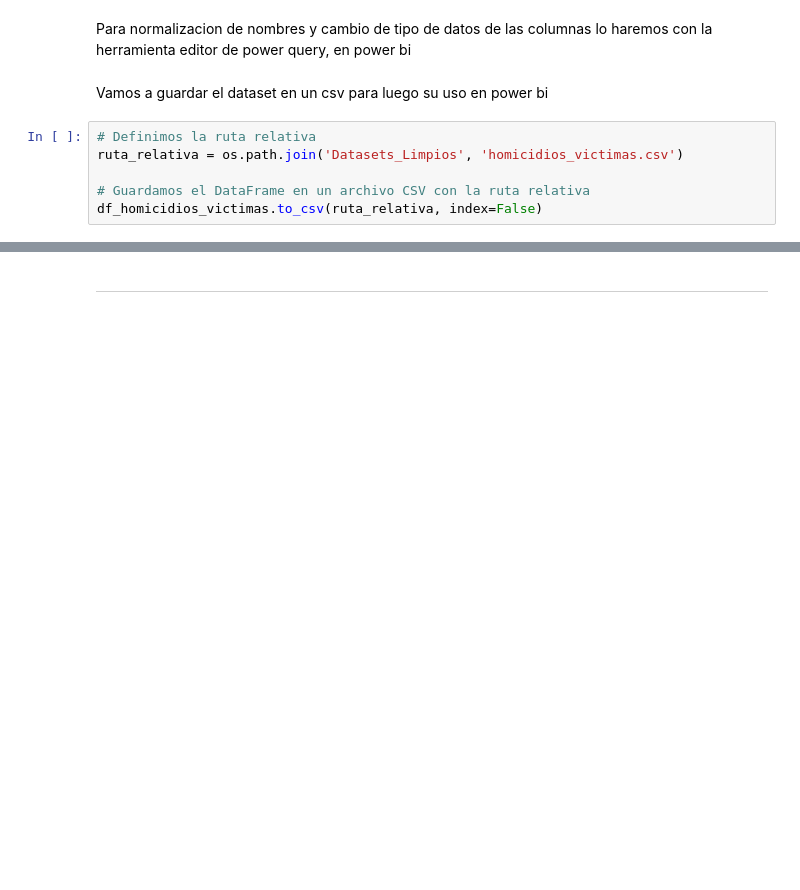
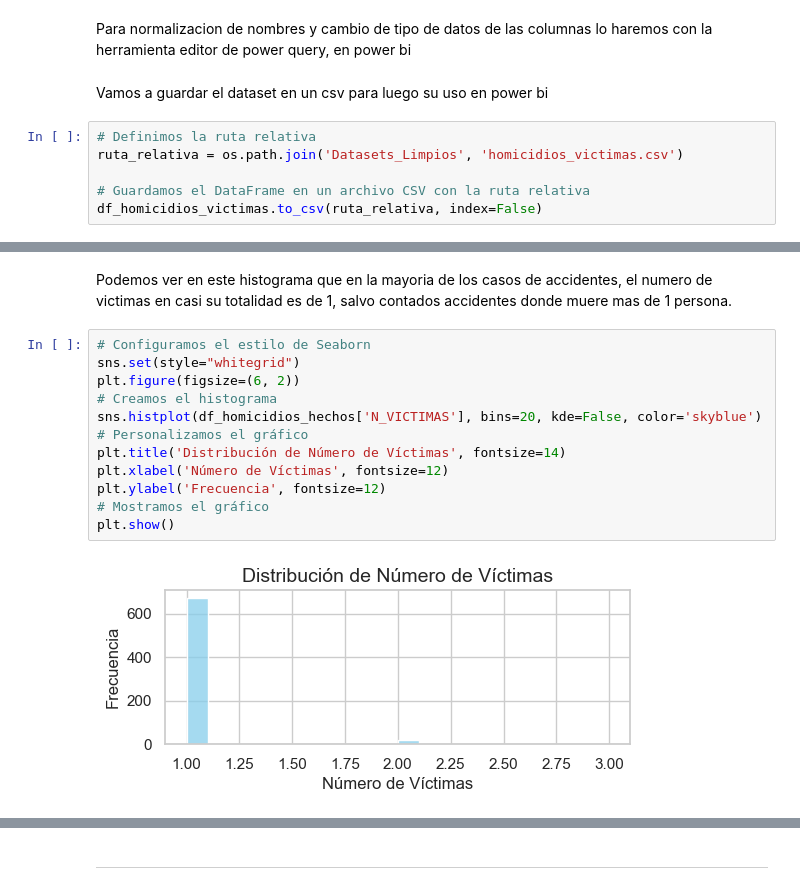
Before and after one commit to Frombini/Proyecto-Siniestros-Viales, a Jupyter notebook: EDA.ipynb, the cells around one changed output, grey strips where cells are left out. Saved outputs shown, nothing was run; the diff lists cells and outputs as text; blank space fills up the shorter version.

```diff
--- a/EDA.ipynb
+++ b/EDA.ipynb
@@ -574,0 +547,16 @@ Anexos:
+# %% [markdown]
+Podemos ver en este histograma que en la mayoria de los casos de accidentes, el numero de victimas en casi su totalidad es de 1, salvo contados accidentes donde muere mas de 1 persona.
+# %%
+# Configuramos el estilo de Seaborn
+sns.set(style="whitegrid")
+plt.figure(figsize=(6, 2))
+# Creamos el histograma
+sns.histplot(df_homicidios_hechos['N_VICTIMAS'], bins=20, kde=False, color='skyblue')
+# Personalizamos el gráfico
+plt.title('Distribución de Número de Víctimas', fontsize=14)
+plt.xlabel('Número de Víctimas', fontsize=12)
+plt.ylabel('Frecuencia', fontsize=12)
+# Mostramos el gráfico
+plt.show()
+# %% [output]
+[figure, added]
```
Also changed, not shown: parts of 67 cells of this notebook.
